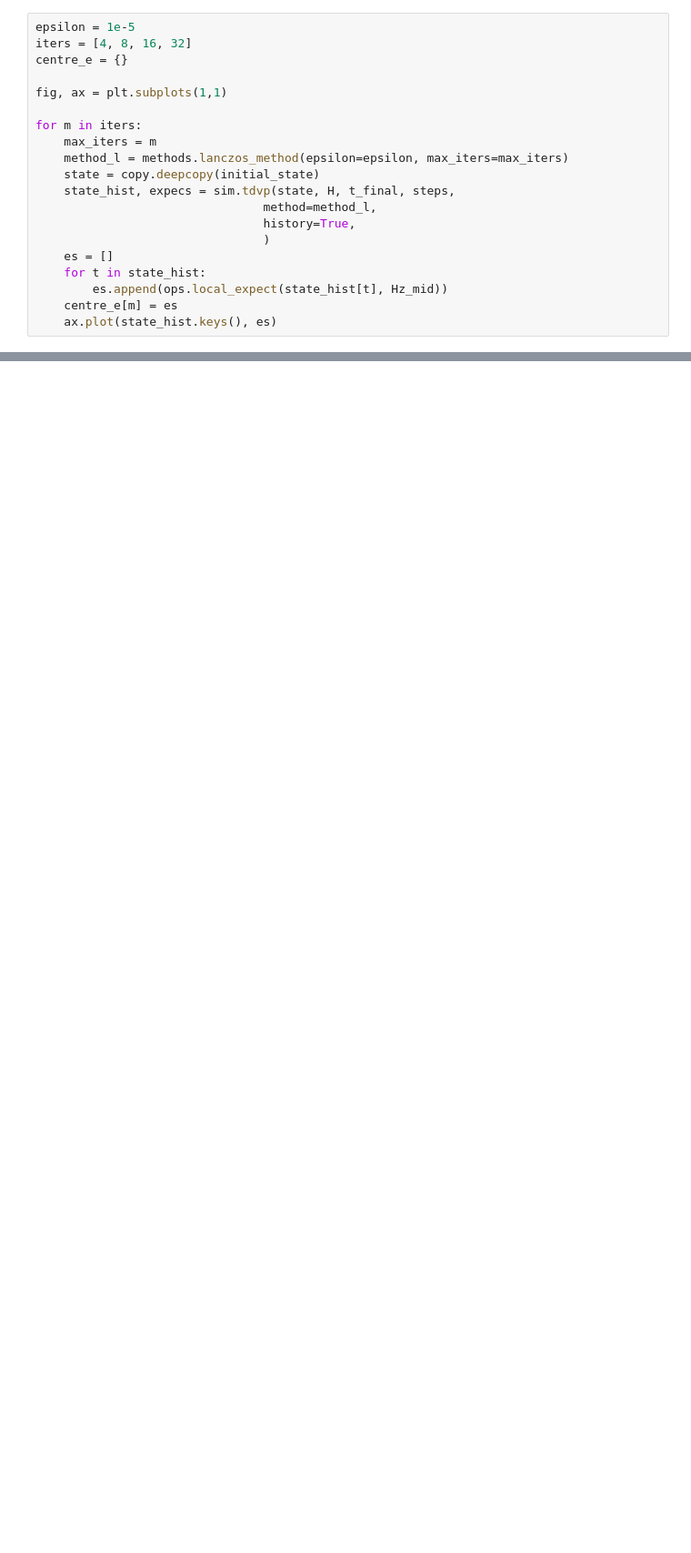
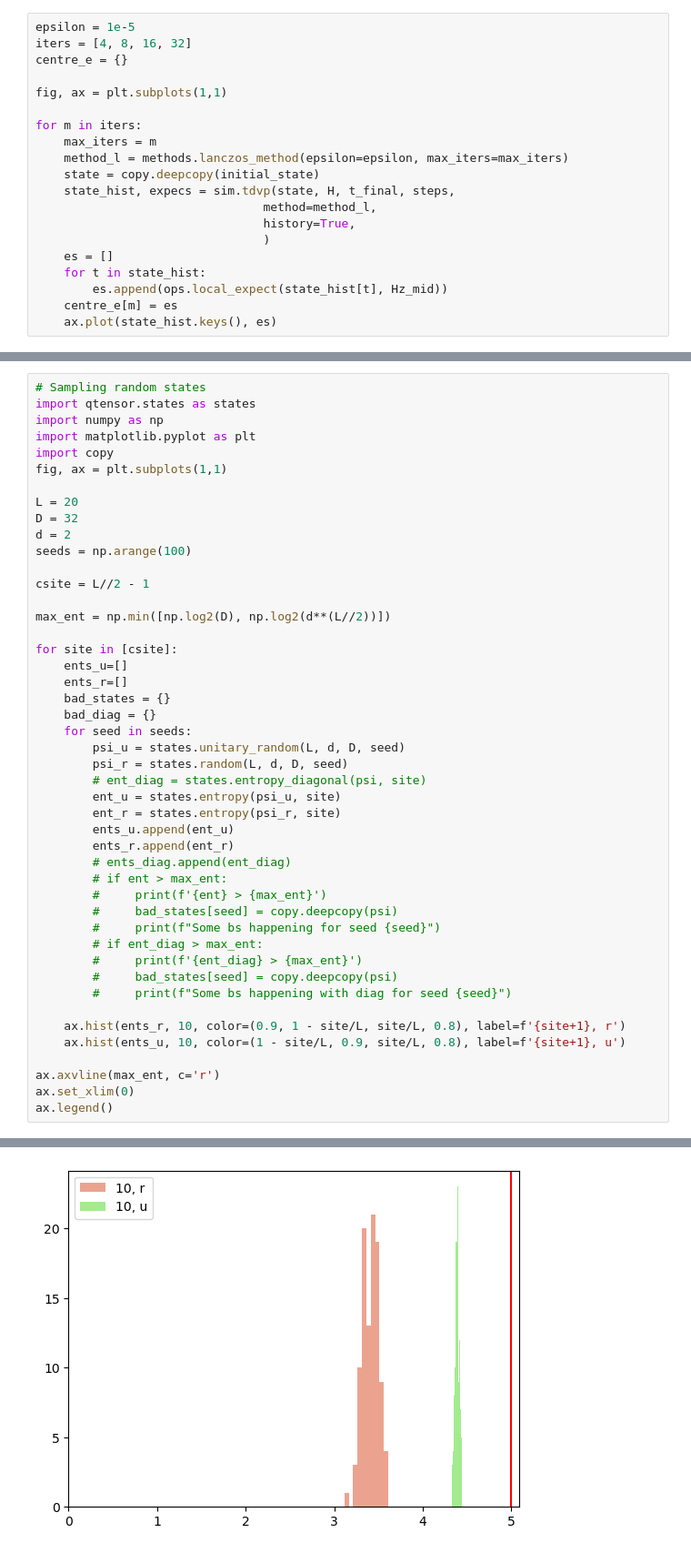
Before and after one commit to OscarCharlieST/quantum-tensor, a Jupyter notebook: normal_tdvp.ipynb, the cells around one changed output, grey strips where cells are left out. Shown at 91% size. Drawn from its saved outputs; the diff is of its cells as text; blank space fills up the shorter version.

```diff
--- a/normal_tdvp.ipynb
+++ b/normal_tdvp.ipynb
@@ -188,0 +173,47 @@ for m in iters:
+# %%
+# Sampling random states
+import qtensor.states as states
+import numpy as np
+import matplotlib.pyplot as plt
+import copy
+fig, ax = plt.subplots(1,1)
+
+L = 20
+D = 32
+d = 2
+seeds = np.arange(100)
+
+csite = L//2 - 1
+
+max_ent = np.min([np.log2(D), np.log2(d**(L//2))])
+
+for site in [csite]:
+    ents_u=[]
+    ents_r=[]
+    bad_states = {}
+    bad_diag = {}
+    for seed in seeds:
+        psi_u = states.unitary_random(L, d, D, seed)
+        psi_r = states.random(L, d, D, seed)
+        # ent_diag = states.entropy_diagonal(psi, site)
+        ent_u = states.entropy(psi_u, site)
+        ent_r = states.entropy(psi_r, site)
+        ents_u.append(ent_u)
+        ents_r.append(ent_r)
+        # ents_diag.append(ent_diag)
+        # if ent > max_ent:
+        #     print(f'{ent} > {max_ent}')
+        #     bad_states[seed] = copy.deepcopy(psi)
+        #     print(f"Some bs happening for seed {seed}")
+        # if ent_diag > max_ent:
+        #     print(f'{ent_diag} > {max_ent}')
+        #     bad_states[seed] = copy.deepcopy(psi)
+        #     print(f"Some bs happening with diag for seed {seed}")
+
+    ax.hist(ents_r, 10, color=(0.9, 1 - site/L, site/L, 0.8), label=f'{site+1}, r')
+    ax.hist(ents_u, 10, color=(1 - site/L, 0.9, site/L, 0.8), label=f'{site+1}, u')
+
+ax.axvline(max_ent, c='r')
+ax.set_xlim(0)
+ax.legend()
+# %% [output]
@@ -188,0 +221 @@ for m in iters:
+[figure, added]
```
Also changed, not shown: parts of 17 cells of this notebook, 7 other files.
